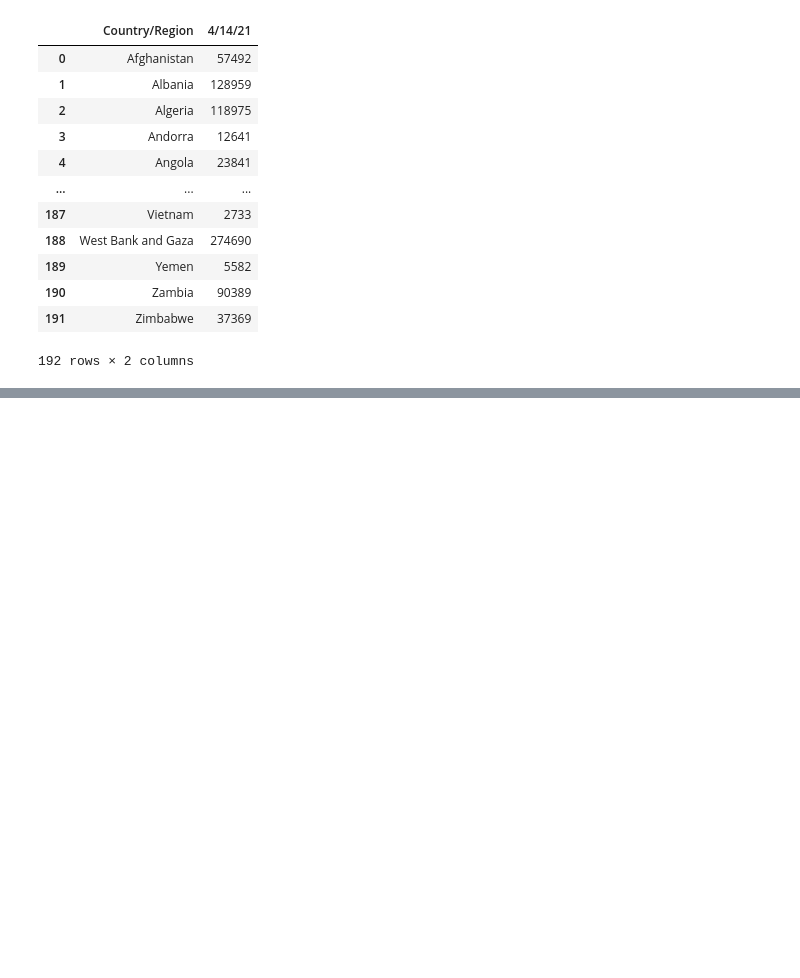
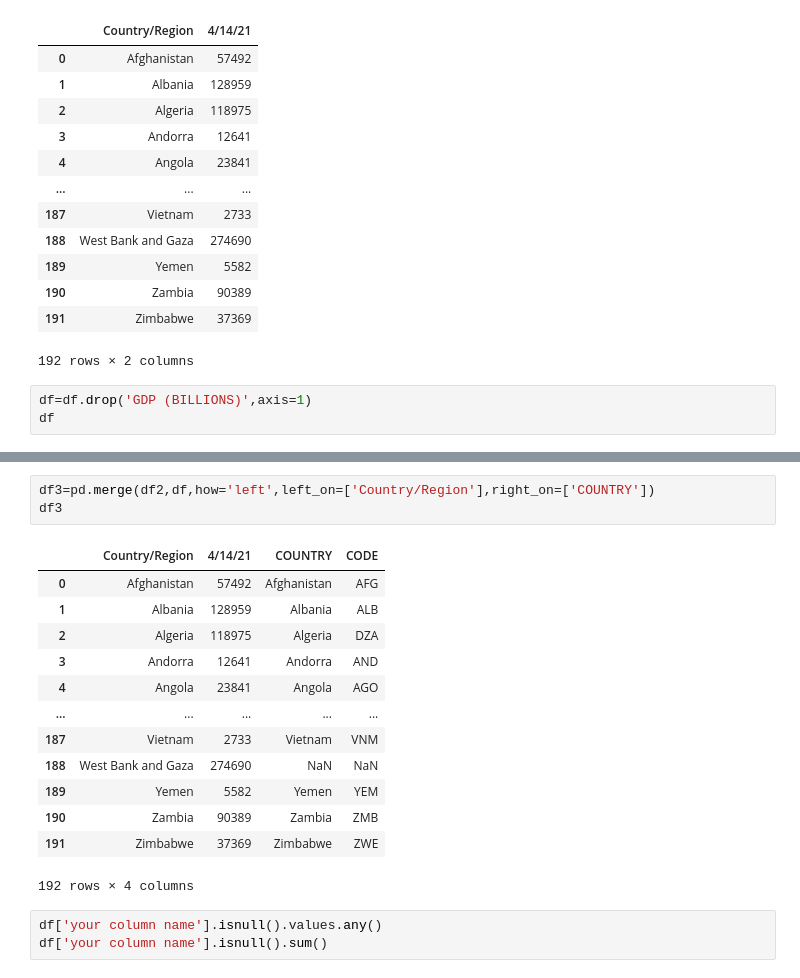
Before and after one commit to iannjari/covid-19-cases-and-mortality-forecaster, a Jupyter notebook: Data Preview.ipynb, the cells around one changed output, grey strips where cells are left out. Saved outputs shown, nothing was run; the diff lists cells and outputs as text; blank space fills up the shorter version.

```diff
--- a/Data Preview.ipynb
+++ b/Data Preview.ipynb
@@ -116,3 +116,6 @@ df2
 | 190 | Zambia | 90389 |
 | 191 | Zimbabwe | 37369 |
 192 rows × 2 columns
+# %%
+df=df.drop('GDP (BILLIONS)',axis=1)
+df
@@ -118,0 +136,20 @@ df2
+# %%
+df3=pd.merge(df2,df,how='left',left_on=['Country/Region'],right_on=['COUNTRY'])
+df3
+# %% [output]
+|  | Country/Region | 4/14/21 | COUNTRY | CODE |
+| 0 | Afghanistan | 57492 | Afghanistan | AFG |
+| 1 | Albania | 128959 | Albania | ALB |
+| 2 | Algeria | 118975 | Algeria | DZA |
+| 3 | Andorra | 12641 | Andorra | AND |
+| 4 | Angola | 23841 | Angola | AGO |
+| ... | ... | ... | ... | ... |
+| 187 | Vietnam | 2733 | Vietnam | VNM |
+| 188 | West Bank and Gaza | 274690 | NaN | NaN |
+| 189 | Yemen | 5582 | Yemen | YEM |
+| 190 | Zambia | 90389 | Zambia | ZMB |
+| 191 | Zimbabwe | 37369 | Zimbabwe | ZWE |
+192 rows × 4 columns
+# %%
+df['your column name'].isnull().values.any()
+df['your column name'].isnull().sum()
```
Also changed, not shown: parts of 1 cell of this notebook.
